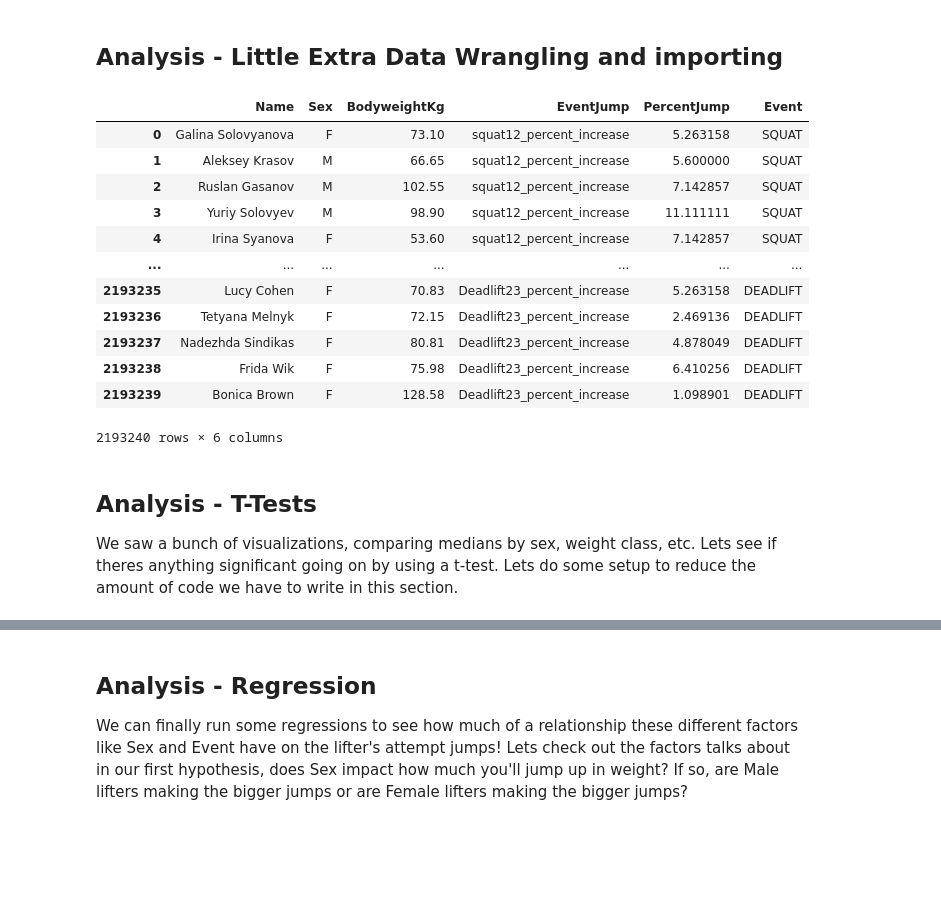
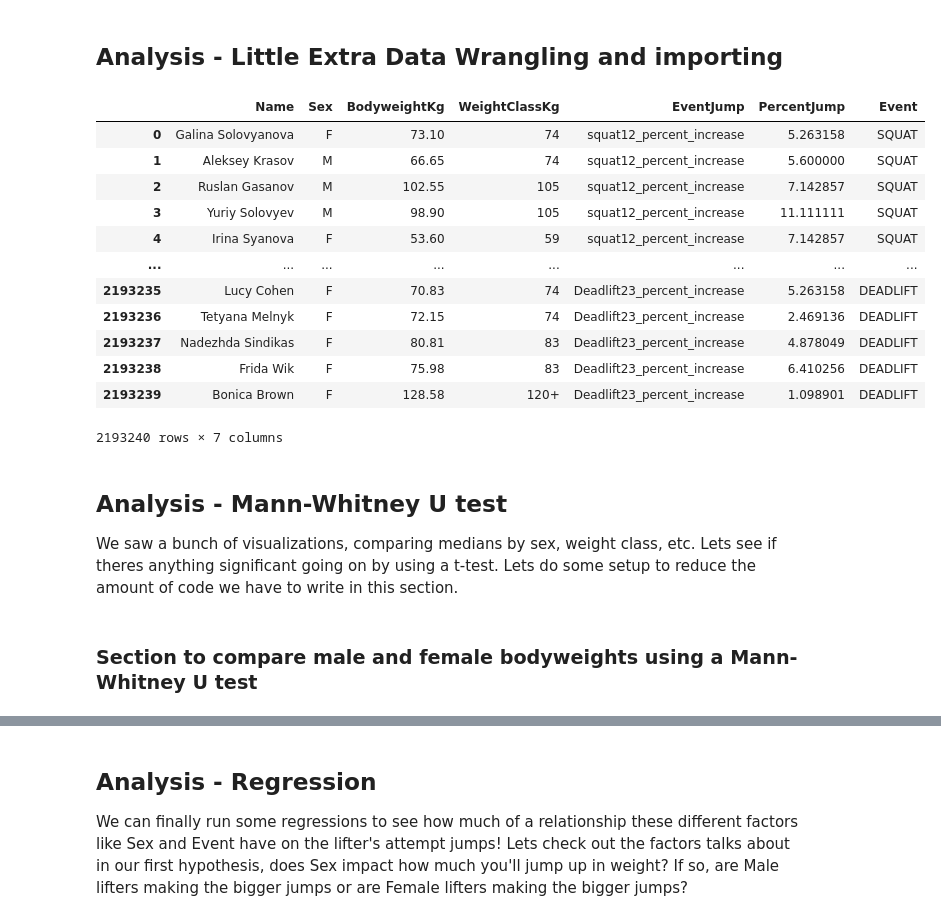
Before and after one commit to COGS108/Group035_WI24, a Jupyter notebook: FinalProject_Group035_WI24.ipynb, the cells around one changed output, grey strips where cells are left out. Drawn from its saved outputs; the diff is of its cells as text; code cells hidden in the pictures; blank space fills up the shorter version.

Commit message:
added Lawrence's manwhitu analysis

```diff
--- a/FinalProject_Group035_WI24.ipynb
+++ b/FinalProject_Group035_WI24.ipynb
@@ -610,26 +610,26 @@ def retrieveEventFromJumpLabel(jump_label):
     elif "bench" in jump_label:
         return "BENCH"
 # %%
-analysis_df = pd.melt(df, id_vars=["Name","Sex","BodyweightKg"], value_vars=LIFT_INCREASE_COLUMNS, var_name='EventJump', value_name='PercentJump')
+analysis_df = pd.melt(df, id_vars=["Name","Sex","BodyweightKg", "WeightClassKg"], value_vars=LIFT_INCREASE_COLUMNS, var_name='EventJump', value_name='PercentJump')
 analysis_df['Event'] = analysis_df["EventJump"].apply(retrieveEventFromJumpLabel)
 
 analysis_df
 # %% [output]
-|  | Name | Sex | BodyweightKg | EventJump | PercentJump | Event |
-| 0 | Galina Solovyanova | F | 73.10 | squat12_percent_increase | 5.263158 | SQUAT |
-| 1 | Aleksey Krasov | M | 66.65 | squat12_percent_increase | 5.600000 | SQUAT |
-| 2 | Ruslan Gasanov | M | 102.55 | squat12_percent_increase | 7.142857 | SQUAT |
-| 3 | Yuriy Solovyev | M | 98.90 | squat12_percent_increase | 11.111111 | SQUAT |
-| 4 | Irina Syanova | F | 53.60 | squat12_percent_increase | 7.142857 | SQUAT |
-| ... | ... | ... | ... | ... | ... | ... |
-| 2193235 | Lucy Cohen | F | 70.83 | Deadlift23_percent_increase | 5.263158 | DEADLIFT |
-| 2193236 | Tetyana Melnyk | F | 72.15 | Deadlift23_percent_increase | 2.469136 | DEADLIFT |
-| 2193237 | Nadezhda Sindikas | F | 80.81 | Deadlift23_percent_increase | 4.878049 | DEADLIFT |
-| 2193238 | Frida Wik | F | 75.98 | Deadlift23_percent_increase | 6.410256 | DEADLIFT |
-| 2193239 | Bonica Brown | F | 128.58 | Deadlift23_percent_increase | 1.098901 | DEADLIFT |
+|  | Name | Sex | BodyweightKg | WeightClassKg | EventJump | PercentJump | Event |
+| 0 | Galina Solovyanova | F | 73.10 | 74 | squat12_percent_increase | 5.263158 | SQUAT |
+| 1 | Aleksey Krasov | M | 66.65 | 74 | squat12_percent_increase | 5.600000 | SQUAT |
+| 2 | Ruslan Gasanov | M | 102.55 | 105 | squat12_percent_increase | 7.142857 | SQUAT |
+| 3 | Yuriy Solovyev | M | 98.90 | 105 | squat12_percent_increase | 11.111111 | SQUAT |
+| 4 | Irina Syanova | F | 53.60 | 59 | squat12_percent_increase | 7.142857 | SQUAT |
+| ... | ... | ... | ... | ... | ... | ... | ... |
+| 2193235 | Lucy Cohen | F | 70.83 | 74 | Deadlift23_percent_increase | 5.263158 | DEADLIFT |
+| 2193236 | Tetyana Melnyk | F | 72.15 | 74 | Deadlift23_percent_increase | 2.469136 | DEADLIFT |
+| 2193237 | Nadezhda Sindikas | F | 80.81 | 83 | Deadlift23_percent_increase | 4.878049 | DEADLIFT |
+| 2193238 | Frida Wik | F | 75.98 | 83 | Deadlift23_percent_increase | 6.410256 | DEADLIFT |
+| 2193239 | Bonica Brown | F | 128.58 | 120+ | Deadlift23_percent_increase | 1.098901 | DEADLIFT |
-2193240 rows × 6 columns
+2193240 rows × 7 columns
 # %% [markdown]
-## Analysis - T-Tests
+## Analysis - Mann-Whitney U test
 
 We saw a bunch of visualizations, comparing medians by sex, weight class, etc. Lets see if theres anything significant going on by using a t-test. Lets do some setup to reduce the amount of code we have to write in this section.
 # %%
@@ -637,3 +638,5 @@ from scipy.stats import ttest_ind
+# %% [markdown]
+### Section to compare male and female bodyweights using a Mann-Whitney U test
 # %%
 #Given a column, run a t-test on the column, two distributions will be made by seperating those belonging to Males and Females and
 #compared using the t-test
```
Also changed, not shown: parts of 16 cells of this notebook.
